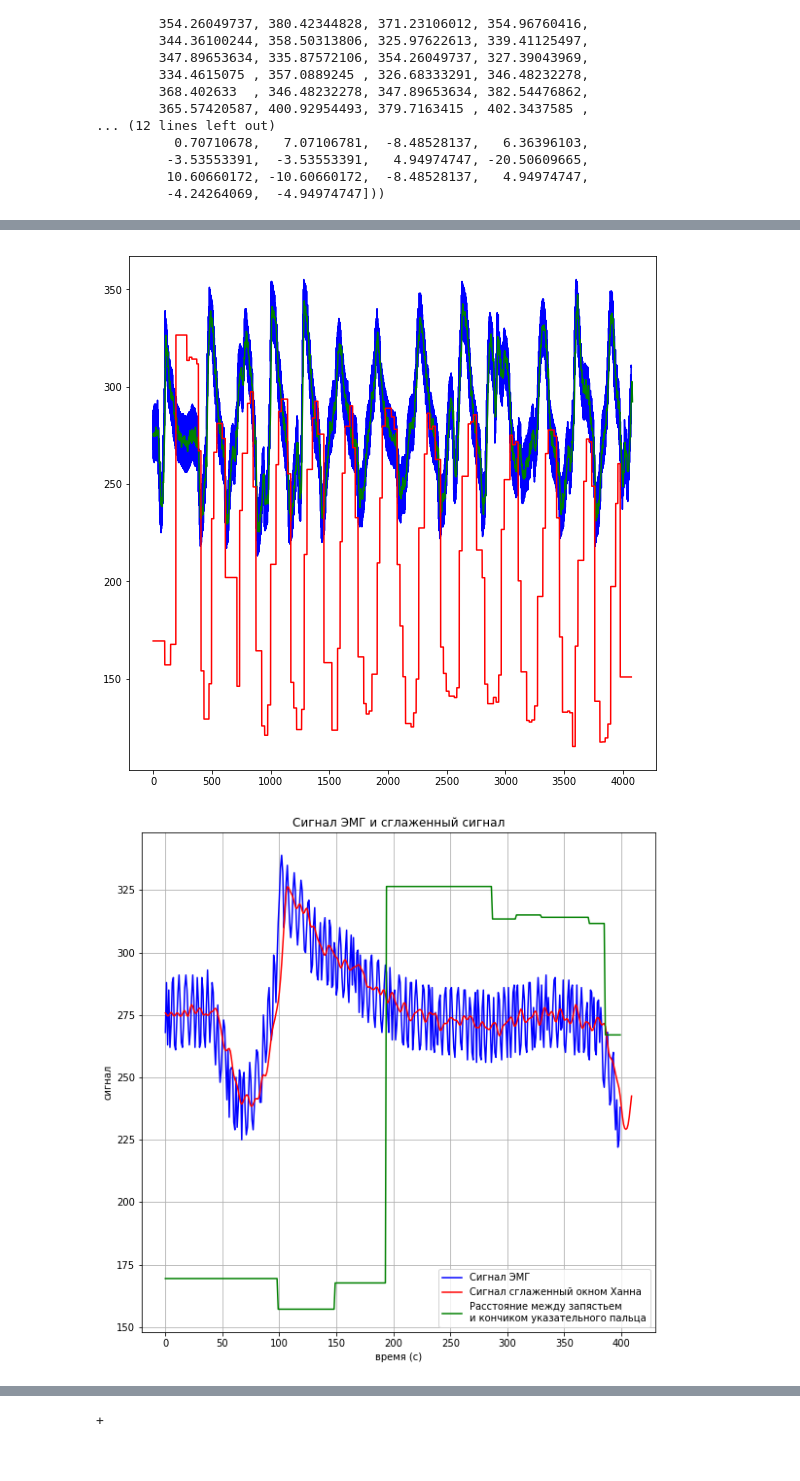
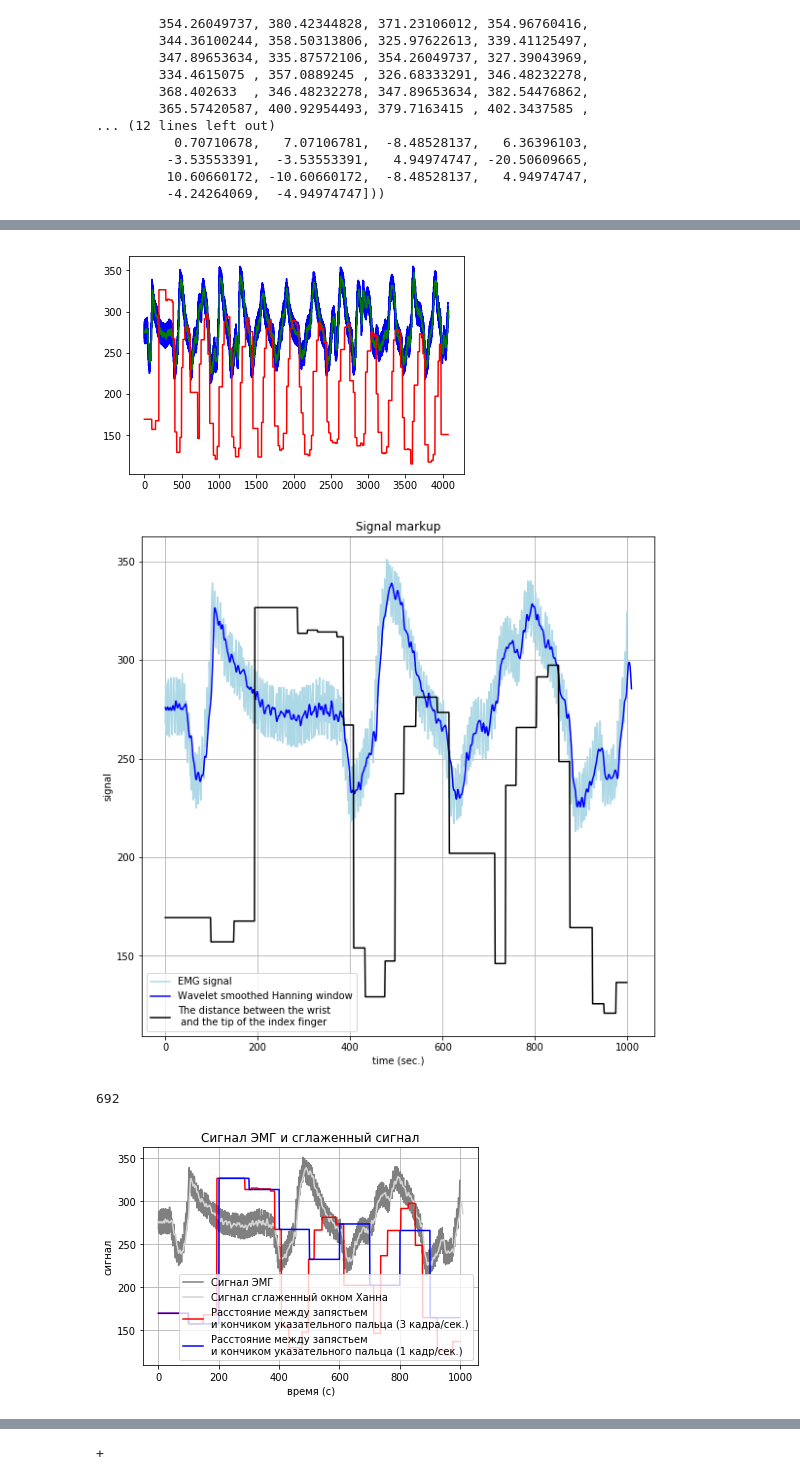
Before and after one commit to nikitarub/multidata, a Jupyter notebook: notebooks/postprocessor_try_2.ipynb, the cells around one changed output, grey strips where cells are left out. Cells and saved outputs as stored; diff of their text form; code cells hidden in the pictures.

```diff
--- a/notebooks/postprocessor_try_2.ipynb
+++ b/notebooks/postprocessor_try_2.ipynb
@@ -11,7 +11,7 @@ from scipy.spatial.distance import euclidean
 from scipy.signal import argrelmin, argrelmax
 import scipy.fftpack as scfft
 # %%
-datasets_folder = "../datasets/"
+datasets_folder = "../../datasets/from_server/"
 # %%
 dataset_3 = pd.read_csv(datasets_folder + "dataset_3.csv", index_col=0)
 dataset_3.head()
@@ -756,25 +755,67 @@ plt.plot(graph_smooth, "g")
 plt.plot(big_label_1_ground, "r")
 plt.show()
 # %% [output]
-[figure, old version]
+[figure, new version]
+# %%
+fig, ax = plt.subplots()
+amount = 1000
+ax.plot(big_signal_1[:amount], "lightblue", label="EMG signal")
+wavelet = pywt.dwt(big_signal_1[:amount], 'db1')
+graph_smooth = smooth( np.array(big_signal_1[:amount]) )
+graph_wavelet = smooth( wavelet[0] )
+ax.plot(graph_smooth, "blue", label="Wavelet smoothed Hanning window")
+plt.plot(big_label_1_ground[:amount], "black", label="The distance between the wrist \n and the tip of the index finger")
+
+ax.grid()
+ax.set_xlabel("time (sec.)")
+ax.set_ylabel("signal")
+plt.title("Signal markup")
+ax.legend()
+# plt.savefig("signal_emg_markup_en.jpg")
+plt.show()
+# %% [output]
+[figure, added]
+# %%
+def less_frames(data):
+    cnt = 0
+    current = data[0]
+    last = data[0]
+    res = []
+    for i, d in enumerate(data[1:]):
+#         if cnt % 2 == 0 and i %100:
+# #             print("0: ", last, d, cnt)
+#             res.append(last)
+#         else:
+#             print("1: ", last, d, cnt)
+        res.append(last)
+        if d != last:
+            if i % 100 == 0:
+                last = d
+            cnt += 1
+    print(cnt)
+    return res
 # %%
 fig, ax = plt.subplots()
-ax.plot(big_signal_1[:400], "b", label="Сигнал ЭМГ")
-wavelet = pywt.dwt(big_signal_1[:400], 'db1')
-graph_smooth = smooth( np.array(big_signal_1[:400]) )
+amount = 1000
+ax.plot(big_signal_1[:amount], "gray", label="Сигнал ЭМГ")
+wavelet = pywt.dwt(big_signal_1[:amount], 'db1')
+graph_smooth = smooth( np.array(big_signal_1[:amount]) )
 graph_wavelet = smooth( wavelet[0] )
-ax.plot(graph_smooth, "r", label="Сигнал сглаженный окном Ханна")
-plt.plot(big_label_1_ground[:400], "g", label="Расстояние между запястьем \nи кончиком указательного пальца")
+ax.plot(graph_smooth, "lightgray", label="Сигнал сглаженный окном Ханна")
+big_label_1_ground_smooth = less_frames(big_label_1_ground[:amount])
+plt.plot(big_label_1_ground[:amount], "r", label="Расстояние между запястьем \nи кончиком указательного пальца (3 кадра/сек.)")
+plt.plot(big_label_1_ground_smooth, "b", label="Расстояние между запястьем \nи кончиком указательного пальца (1 кадр/сек.)")
 
 ax.grid()
 ax.set_xlabel("время (с)")
 ax.set_ylabel("сигнал")
 plt.title("Сигнал ЭМГ и сглаженный сигнал")
 ax.legend()
-plt.savefig("signal_emg.jpg")
+# plt.savefig("signal_emg_diff_fps.jpg")
 plt.show()
 # %% [output]
+692
-[figure, old version]
+[figure, new version]
 # %%
 bend_index, not_bend_index = get_bend_not_bend_index_lables(big_label_1, 10)
 # %%
```
Also changed, not shown: parts of 12 cells of this notebook, 21 other files.
